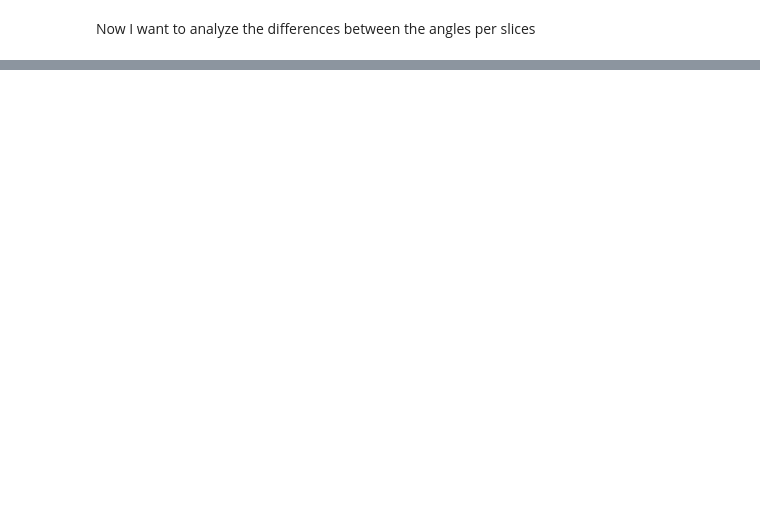
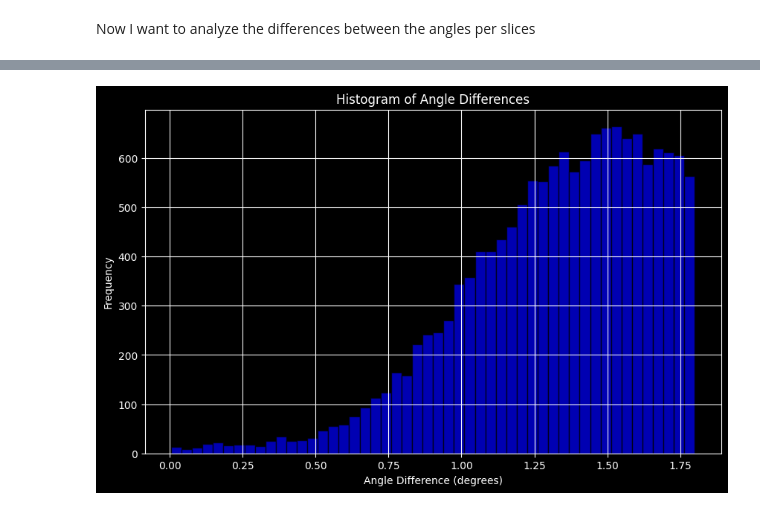
Before and after one commit to hachoj/project_s, a Jupyter notebook: notebooks/data_testing.ipynb, the cells around one changed output, grey strips where cells are left out. Cells and saved outputs as stored; diff of their text form; code cells hidden in the pictures; blank space fills up the shorter version.

```diff
--- a/notebooks/data_testing.ipynb
+++ b/notebooks/data_testing.ipynb
@@ -341,2 +331,41 @@ with np.load(data_test_path, allow_pickle=False) as f:
 # %%
-dif
+import sys
+PROJECT_ROOT = "/blue/weishao/chojnowski.h/project_s"
+if PROJECT_ROOT not in sys.path:
+    sys.path.insert(0, PROJECT_ROOT)
+
+from data.data import build_train_dataloader
+import math
+
+train_data_cfg = dict()
+
+train_data_cfg["data_dir"] = "/home/chojnowski.h/weishao/chojnowski.h/project_s/data/datasets/train"
+train_data_cfg["patch_size"] = [128, 128]
+train_data_cfg["zero_one"] = True
+train_data_cfg["num_workers"] = 12
+train_data_cfg["pin_memory"] = True
+train_data_cfg["batch_size"] = 1
+train_loader = build_train_dataloader(**train_data_cfg)
+# %%
+from tqdm import tqdm
+
+angle_difference = []
+
+for (slices, angles) in tqdm(train_loader, desc="Processing batches"):
+    angle_difference.append(math.fabs(angles[0][2] - angles[0][0]))
+
+import matplotlib.pyplot as plt
+import numpy as np
+
+angle_difference = np.array(angle_difference)
+
+# Histogram analysis
+plt.figure(figsize=(10, 6))
+plt.hist(angle_difference, bins=50, alpha=0.7, color='blue', edgecolor='black')
+plt.title('Histogram of Angle Differences')
+plt.xlabel('Angle Difference (degrees)')
+plt.ylabel('Frequency')
+plt.grid(True)
+plt.show()
+# %% [output]
+[figure, added]
```
Also changed, not shown: parts of 5 cells of this notebook, 17 other files.
